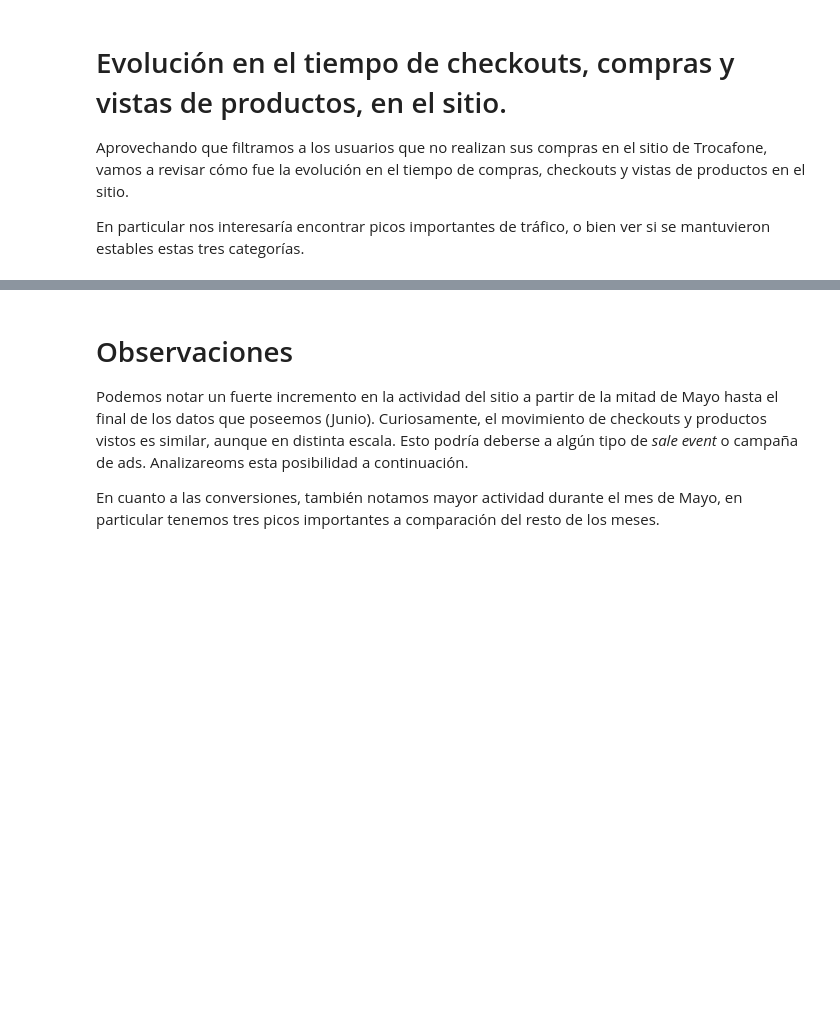
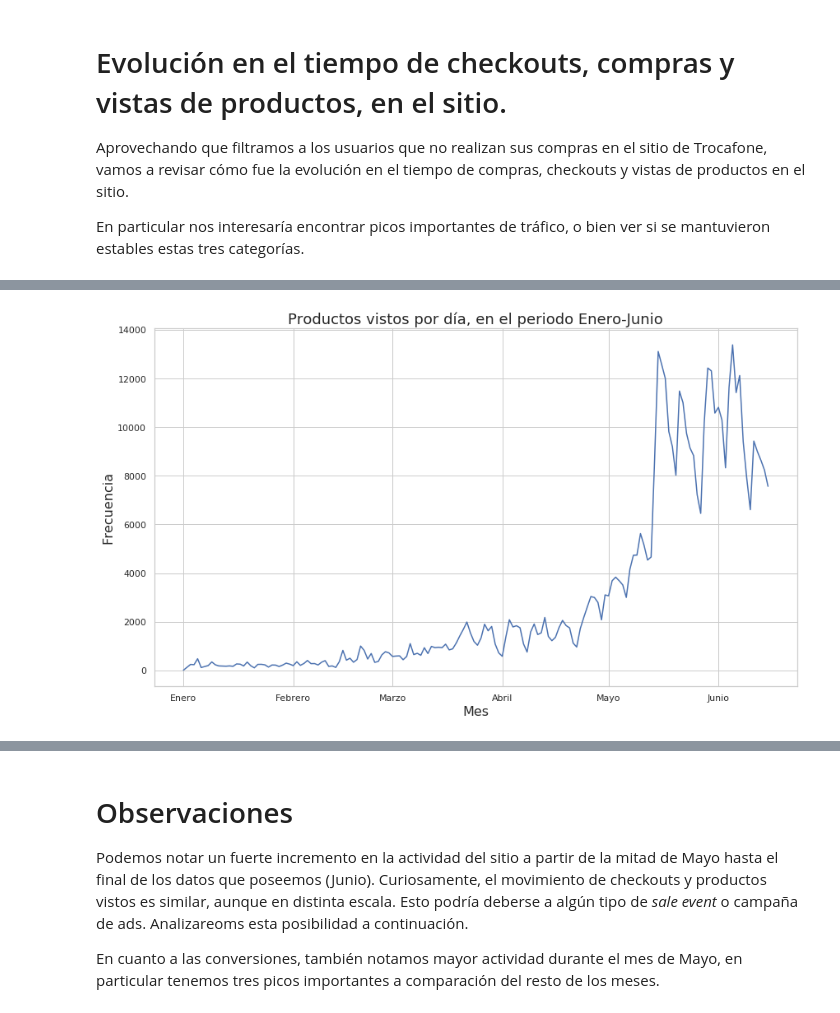
Before and after one commit to ndvazquez/7506-OrganizacionDeDatos, a Jupyter notebook: Conversiones en el sitio.ipynb, the cells around one changed output, grey strips where cells are left out. Saved outputs shown, nothing was run; the diff lists cells and outputs as text; code cells hidden in the pictures; blank space fills up the shorter version.

```diff
--- a/Conversiones en el sitio.ipynb
+++ b/Conversiones en el sitio.ipynb
@@ -130,7 +159,9 @@ plt.show()
 # %%
 ts_viewed_product = df_filtrado.loc[df_filtrado['event'] == 'viewed product'].sort_values(by='timestamp')
 ts_vc = ts_viewed_product['timestamp'].value_counts()
-plt.figure(figsize=(12,6))
+plt.figure(figsize=(14,8))
 g = graficar_lineplot('Productos vistos por día, en el periodo Enero-Junio', ts_vc)
 plt.show()
+# %% [output]
+[figure, added]
 # %%
```
Also changed, not shown: parts of 9 cells of this notebook.
